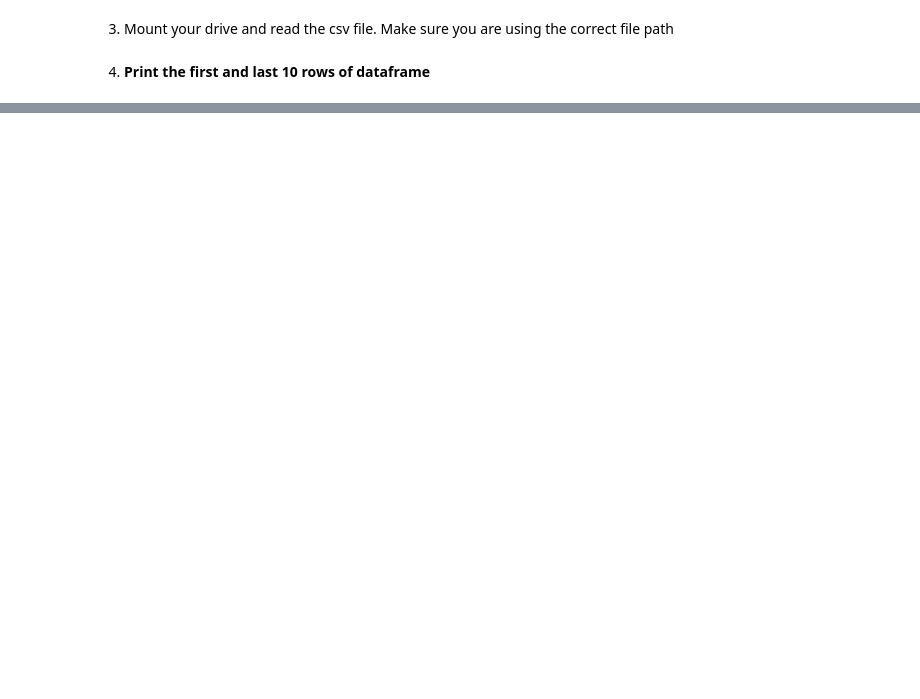
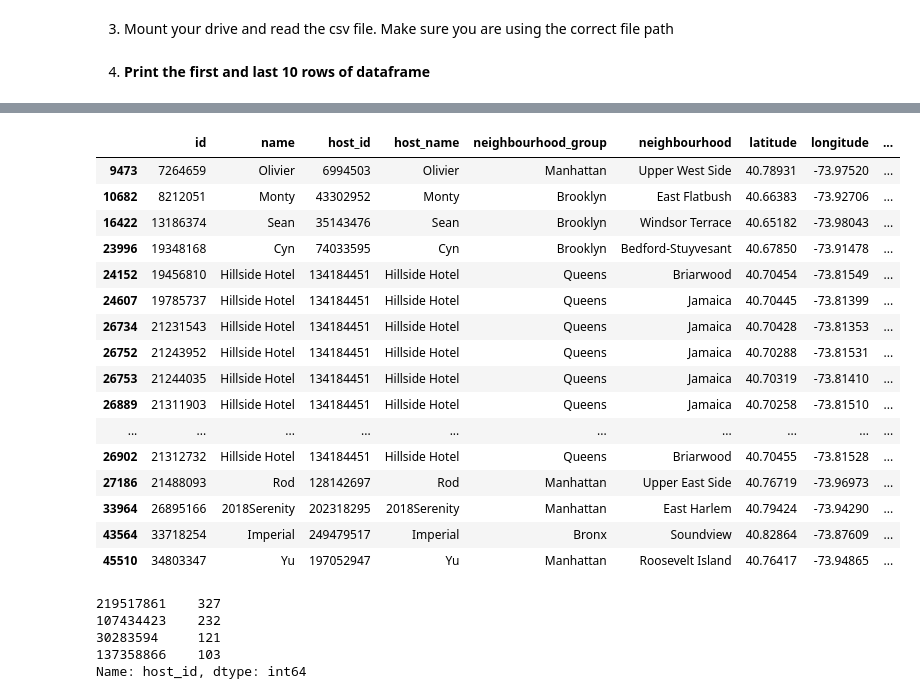
Before and after one commit to Amitpandeycoder/Airbnb-Capstone-Project, a Jupyter notebook: Airbnb_Bookings_Analysis_Capstone_Project.ipynb, the cells around one changed output, grey strips where cells are left out. Cells and saved outputs as stored; diff of their text form; code cells hidden in the pictures; blank space fills up the shorter version.

```diff
--- a/Airbnb_Bookings_Analysis_Capstone_Project.ipynb
+++ b/Airbnb_Bookings_Analysis_Capstone_Project.ipynb
@@ -69,0 +195,29 @@ df.tail(10)
+# %%
+df[df['name']==df['host_name']] #looks there are few listings where the property name and the host have same names!
+#we can remove duplicates later in our analysis!
+# %% [output]
+|  | id | name | host_id | host_name | neighbourhood_group | neighbourhood | latitude | longitude | ... |
+| 9473 | 7264659 | Olivier | 6994503 | Olivier | Manhattan | Upper West Side | 40.78931 | -73.97520 | ... |
+| 10682 | 8212051 | Monty | 43302952 | Monty | Brooklyn | East Flatbush | 40.66383 | -73.92706 | ... |
+| 16422 | 13186374 | Sean | 35143476 | Sean | Brooklyn | Windsor Terrace | 40.65182 | -73.98043 | ... |
+| 23996 | 19348168 | Cyn | 74033595 | Cyn | Brooklyn | Bedford-Stuyvesant | 40.67850 | -73.91478 | ... |
+| 24152 | 19456810 | Hillside Hotel | 134184451 | Hillside Hotel | Queens | Briarwood | 40.70454 | -73.81549 | ... |
+| 24607 | 19785737 | Hillside Hotel | 134184451 | Hillside Hotel | Queens | Jamaica | 40.70445 | -73.81399 | ... |
+| 26734 | 21231543 | Hillside Hotel | 134184451 | Hillside Hotel | Queens | Jamaica | 40.70428 | -73.81353 | ... |
+| 26752 | 21243952 | Hillside Hotel | 134184451 | Hillside Hotel | Queens | Jamaica | 40.70288 | -73.81531 | ... |
+| 26753 | 21244035 | Hillside Hotel | 134184451 | Hillside Hotel | Queens | Jamaica | 40.70319 | -73.81410 | ... |
+| 26889 | 21311903 | Hillside Hotel | 134184451 | Hillside Hotel | Queens | Jamaica | 40.70258 | -73.81510 | ... |
+| ... | ... | ... | ... | ... | ... | ... | ... | ... | ... |
+| 26902 | 21312732 | Hillside Hotel | 134184451 | Hillside Hotel | Queens | Briarwood | 40.70455 | -73.81528 | ... |
+| 27186 | 21488093 | Rod | 128142697 | Rod | Manhattan | Upper East Side | 40.76719 | -73.96973 | ... |
+| 33964 | 26895166 | 2018Serenity | 202318295 | 2018Serenity | Manhattan | East Harlem | 40.79424 | -73.94290 | ... |
+| 43564 | 33718254 | Imperial | 249479517 | Imperial | Bronx | Soundview | 40.82864 | -73.87609 | ... |
+| 45510 | 34803347 | Yu | 197052947 | Yu | Manhattan | Roosevelt Island | 40.76417 | -73.94865 | ... |
+# %%
+df['host_id'].value_counts()[:4] #host ids with most listings counts
+# %% [output]
+219517861    327
+107434423    232
+30283594     121
+137358866    103
+Name: host_id, dtype: int64
```
Also changed, not shown: parts of 39 cells of this notebook.
